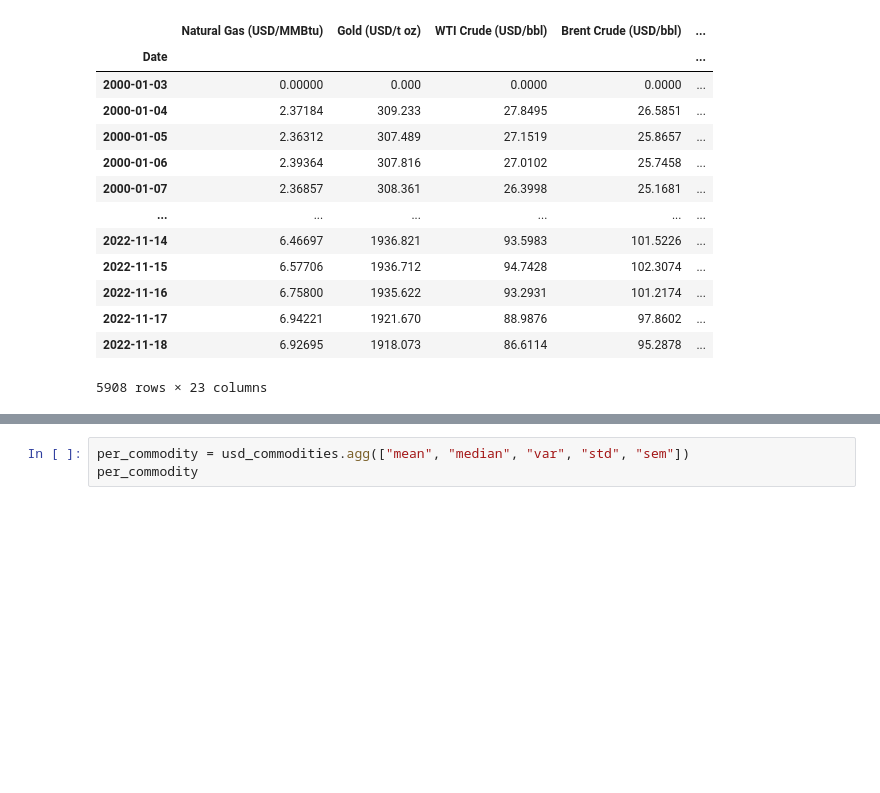
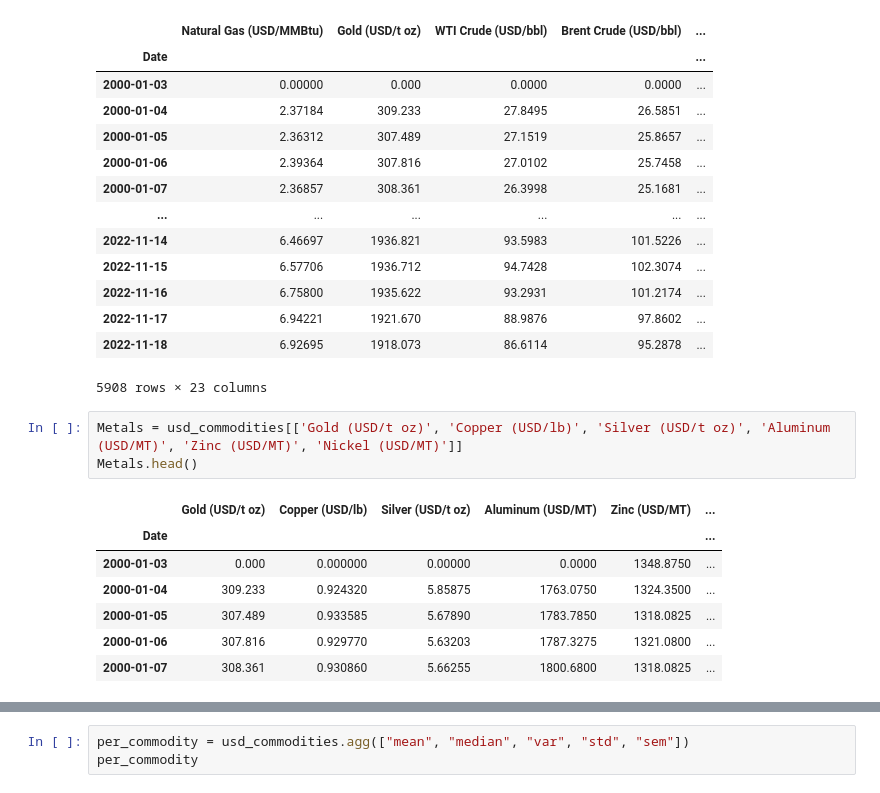
Before and after one commit to dylanmcgullam/Group-Project-1, a Jupyter notebook: commodities.ipynb, the cells around one changed output, grey strips where cells are left out. Saved outputs shown, nothing was run; the diff lists cells and outputs as text; blank space fills up the shorter version.

```diff
--- a/commodities.ipynb
+++ b/commodities.ipynb
@@ -95,3 +95,14 @@ usd_commodities
 | 2022-11-17 | 6.94221 | 1921.670 | 88.9876 | 97.8602 | ... |
 | 2022-11-18 | 6.92695 | 1918.073 | 86.6114 | 95.2878 | ... |
 5908 rows × 23 columns
+# %%
+Metals = usd_commodities[['Gold (USD/t oz)', 'Copper (USD/lb)', 'Silver (USD/t oz)', 'Aluminum (USD/MT)', 'Zinc (USD/MT)', 'Nickel (USD/MT)']]
+Metals.head()
+# %% [output]
+|  | Gold (USD/t oz) | Copper (USD/lb) | Silver (USD/t oz) | Aluminum (USD/MT) | Zinc (USD/MT) | ... |
+| Date |  |  |  |  |  | ... |
+| 2000-01-03 | 0.000 | 0.000000 | 0.00000 | 0.0000 | 1348.8750 | ... |
+| 2000-01-04 | 309.233 | 0.924320 | 5.85875 | 1763.0750 | 1324.3500 | ... |
+| 2000-01-05 | 307.489 | 0.933585 | 5.67890 | 1783.7850 | 1318.0825 | ... |
+| 2000-01-06 | 307.816 | 0.929770 | 5.63203 | 1787.3275 | 1321.0800 | ... |
+| 2000-01-07 | 308.361 | 0.930860 | 5.66255 | 1800.6800 | 1318.0825 | ... |
```
Also changed, not shown: parts of 5 cells of this notebook.
